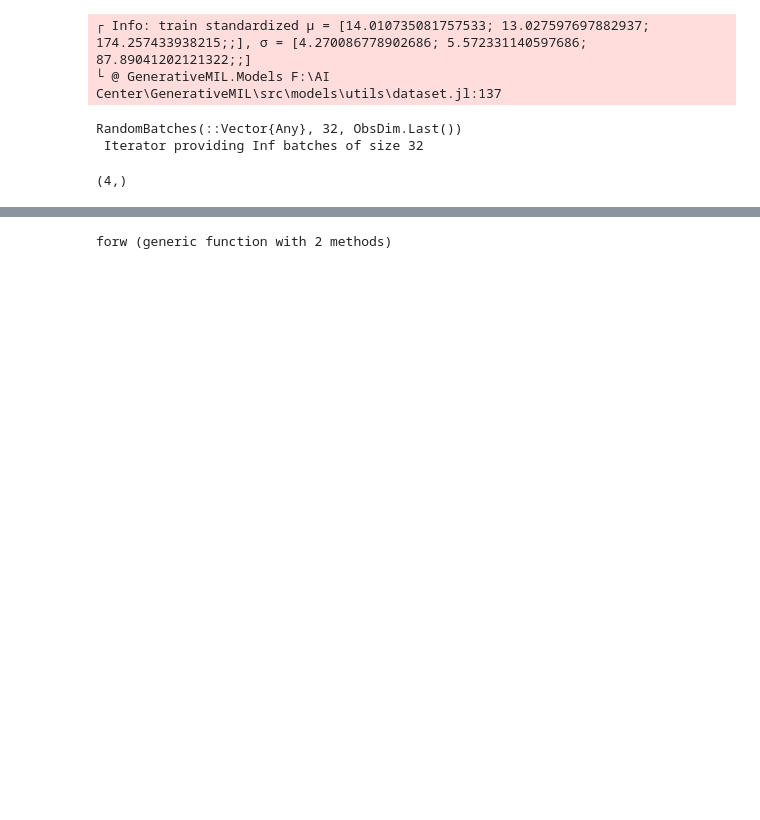
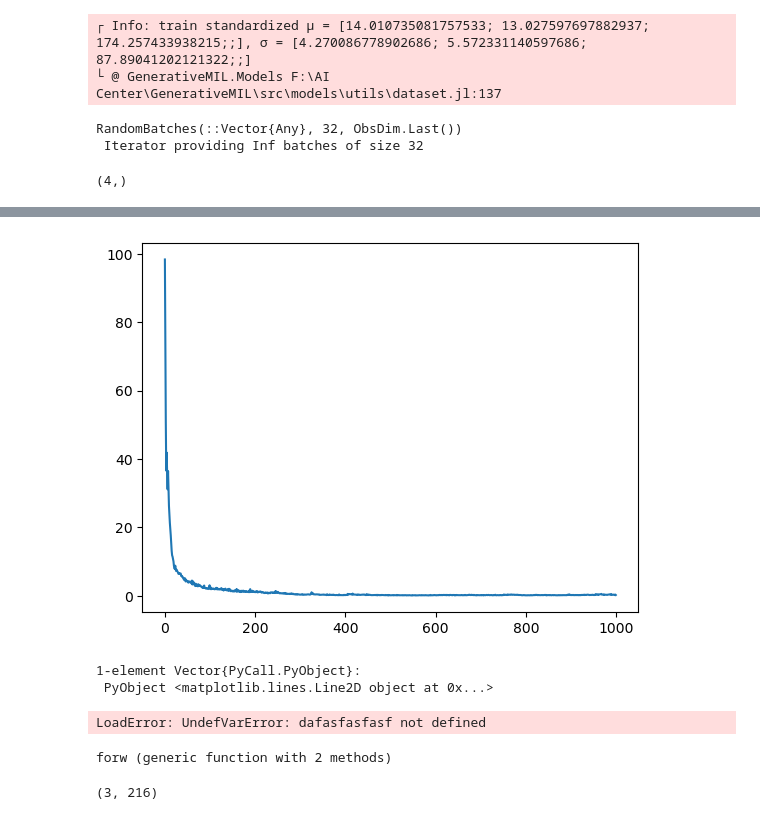
Before and after one commit to TheMrGhostman/GenerativeMIL.jl, a Jupyter notebook: scripts/SetVAE.ipynb, the cells around one changed output, grey strips where cells are left out. Saved outputs shown, nothing was run; the diff lists cells and outputs as text; code cells hidden in the pictures; blank space fills up the shorter version.

```diff
--- a/scripts/SetVAE.ipynb
+++ b/scripts/SetVAE.ipynb
@@ -183,3 +141,13 @@ plot(losses)
+# %%
+plot(map(x->x[2], losses))
+# %% [output]
+[figure, added]
+1-element Vector{PyCall.PyObject}:
+ PyObject <matplotlib.lines.Line2D object at 0x...>
+# %%
+dafasfasfasf
+# %% [output]
+LoadError: UndefVarError: dafasfasfasf not defined
 # %%
 xx = 0
 xx_mask = 0
@@ -223,0 +192,4 @@ y = y[:,:,1];
+# %%
+yy |> size
+# %% [output]
+(3, 216)
```
Also changed, not shown: parts of 21 cells of this notebook, 4 other files.
